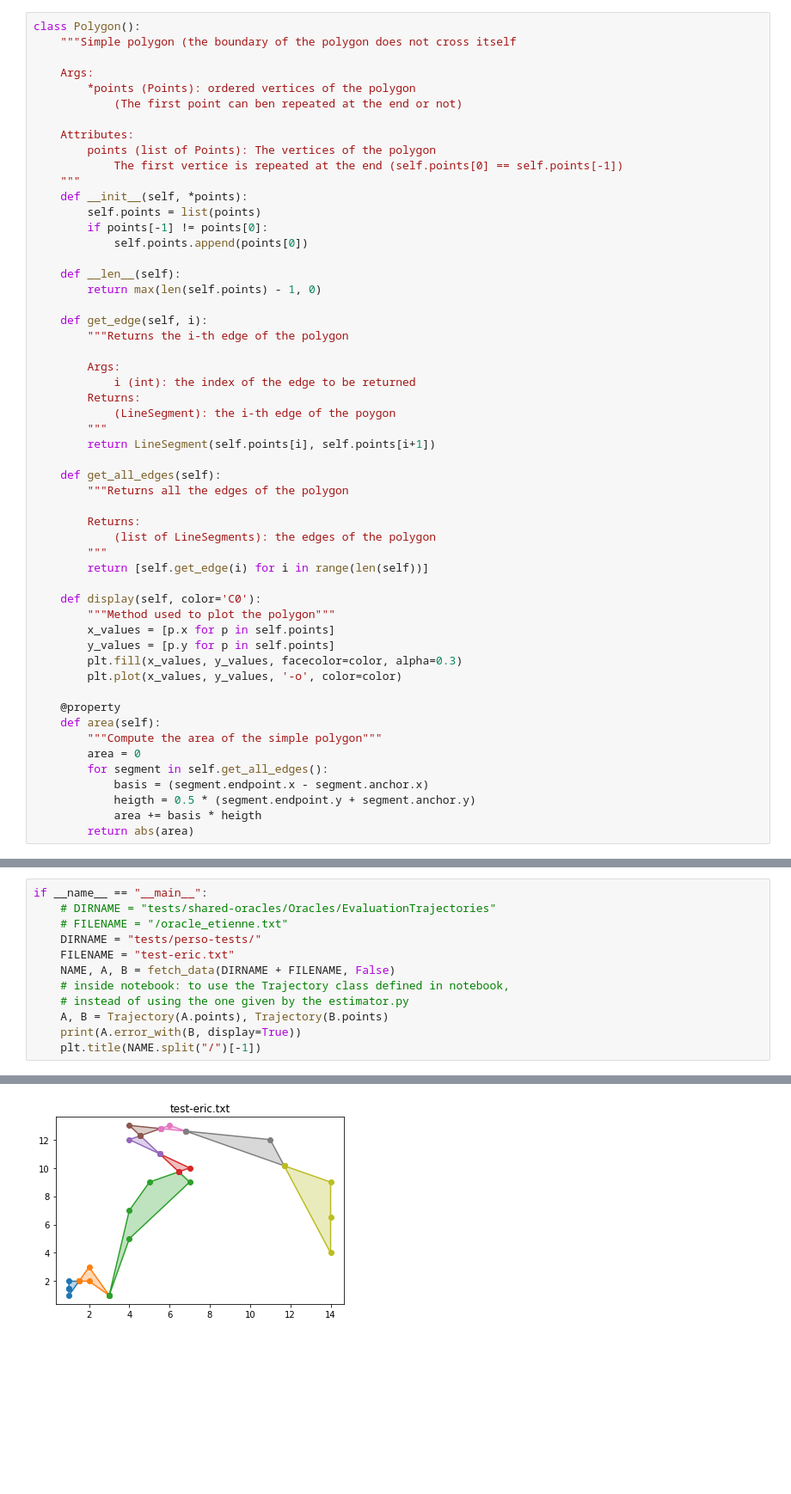
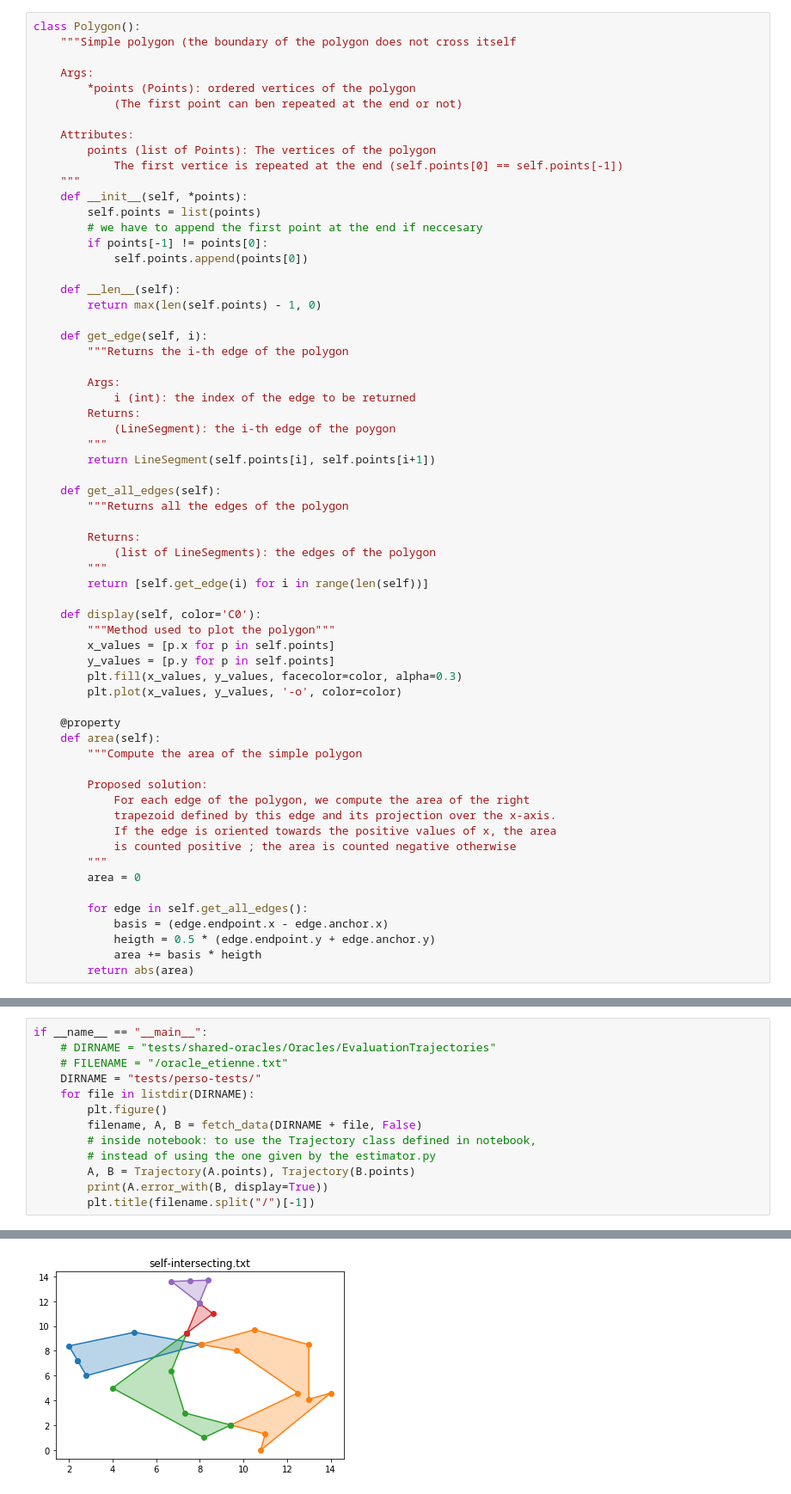
Before and after one commit to JulienNonin/error-btw-trajectories, a Jupyter notebook: trajectories_error/estimator.ipynb, the cells around one changed output, grey strips where cells are left out. Shown at 86% size. Cells and saved outputs as stored; diff of their text form; blank space fills up the shorter version.

```diff
--- a/trajectories_error/estimator.ipynb
+++ b/trajectories_error/estimator.ipynb
@@ -242,6 +262,7 @@ class Polygon():
     """
     def __init__(self, *points):
         self.points = list(points)
+        # we have to append the first point at the end if neccesary
         if points[-1] != points[0]:
             self.points.append(points[0])
 
@@ -275,11 +296,19 @@ class Polygon():
 
     @property
     def area(self):
-        """Compute the area of the simple polygon"""
+        """Compute the area of the simple polygon
+
+        Proposed solution:
+            For each edge of the polygon, we compute the area of the right
+            trapezoid defined by this edge and its projection over the x-axis.
+            If the edge is oriented towards the positive values of x, the area
+            is counted positive ; the area is counted negative otherwise
+        """
         area = 0
-        for segment in self.get_all_edges():
-            basis = (segment.endpoint.x - segment.anchor.x)
-            heigth = 0.5 * (segment.endpoint.y + segment.anchor.y)
+
+        for edge in self.get_all_edges():
+            basis = (edge.endpoint.x - edge.anchor.x)
+            heigth = 0.5 * (edge.endpoint.y + edge.anchor.y)
             area += basis * heigth
         return abs(area)
 # %%
@@ -416,11 +477,12 @@ if __name__ == "__main__":
     # DIRNAME = "tests/shared-oracles/Oracles/EvaluationTrajectories"
     # FILENAME = "/oracle_etienne.txt"
     DIRNAME = "tests/perso-tests/"
-    FILENAME = "test-eric.txt"
-    NAME, A, B = fetch_data(DIRNAME + FILENAME, False)
-    # inside notebook: to use the Trajectory class defined in notebook,
-    # instead of using the one given by the estimator.py
-    A, B = Trajectory(A.points), Trajectory(B.points)
-    print(A.error_with(B, display=True))
-    plt.title(NAME.split("/")[-1])
+    for file in listdir(DIRNAME):
+        plt.figure()
+        filename, A, B = fetch_data(DIRNAME + file, False)
+        # inside notebook: to use the Trajectory class defined in notebook,
+        # instead of using the one given by the estimator.py
+        A, B = Trajectory(A.points), Trajectory(B.points)
+        print(A.error_with(B, display=True))
+        plt.title(filename.split("/")[-1])
 # %% [output]
@@ -427,2 +490,2 @@ if __name__ == "__main__":
 0.5496327358176604
-[figure, old version]
+[figure, new version]
```
Also changed, not shown: parts of 7 cells of this notebook, 2 other files.
